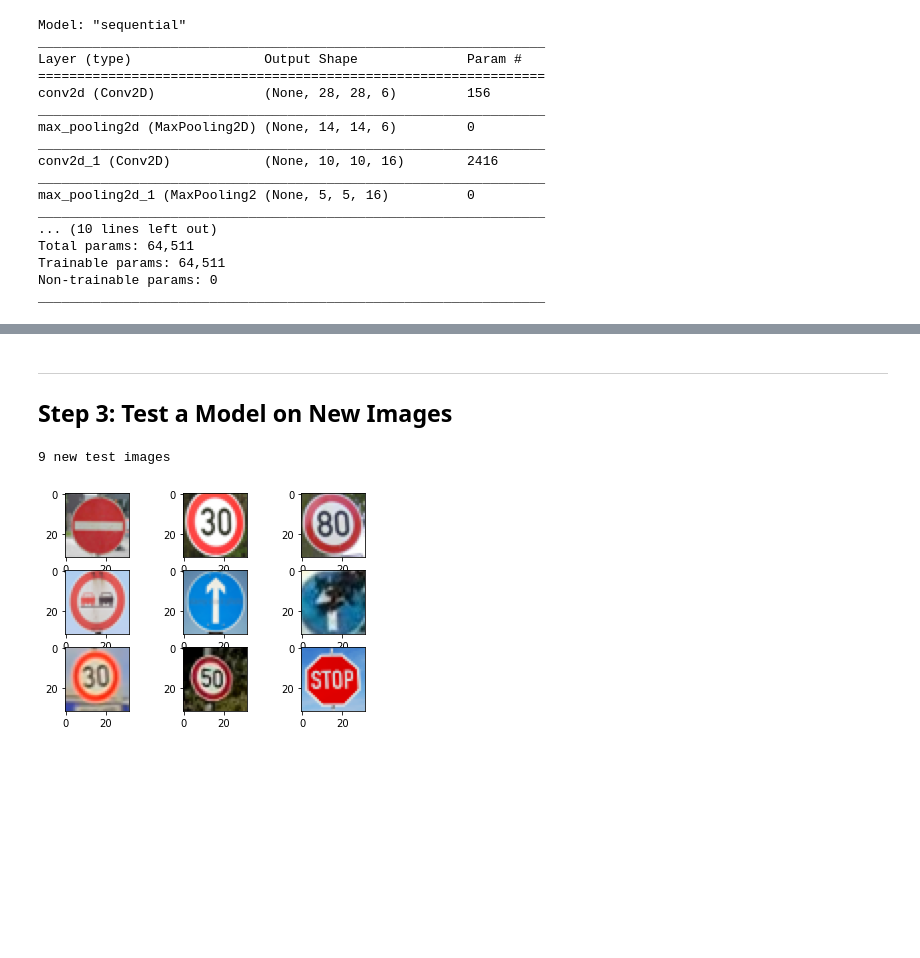
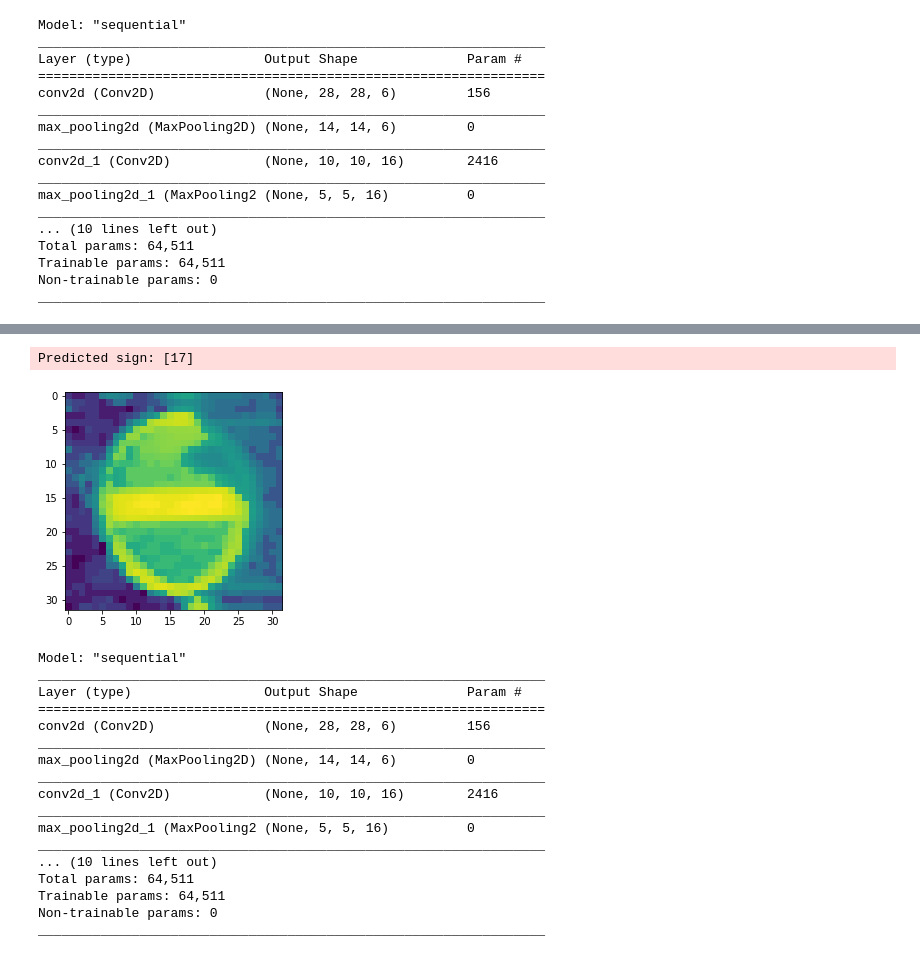
Before and after one commit to Pritesh24gurjar/AI-Powered-Traffic-Sign-Recognition-with-YOLOv4, a Jupyter notebook: Traffic_Sign_Classifier.ipynb, the cells around one changed output, grey strips where cells are left out. Drawn from its saved outputs; the diff is of its cells as text; code cells hidden in the pictures; blank space fills up the shorter version.

```diff
--- a/Traffic_Sign_Classifier.ipynb
+++ b/Traffic_Sign_Classifier.ipynb
@@ -277,31 +326,0 @@ model.evaluate(x=x_test, y=y_test)
-# %% [markdown]
----
-
-## Step 3: Test a Model on New Images
-# %%
-### Load the images and plot them here.
-### Feel free to use as many code cells as needed.
-import os
-import matplotlib.image as mpimg
-
-plt.figure;
-
-N = 9  # number of new testing images
-x_test_new = np.zeros((N,32,32,1))
-
-for i in range(N):
-    j = i + 1
-    image_name = os.path.join("images/", str(j) + ".png")
-    image = cv2.imread(image_name)
-    image_enchanced = grayAndEqualizeHist(image)
-    x_test_new[i][:][:][:] = np.array(image_enchanced)[...,np.newaxis]
-
-
-    plt.subplot(3,3,j)
-    #plt.imshow(image_enchanced, cmap='gray')
-    plt.imshow(cv2.cvtColor(image, cv2.COLOR_BGR2RGB))
-
-print('9 new test images')
-# %% [output]
-9 new test images
-[figure, removed]
@@ -318,0 +332,6 @@ y_test_new = np.array([17,1,5,9,35,35,1,2,14])
+# %%
+plt.imshow(x_test[929].reshape(32, 32))
+print("Predicted sign: "+ str(model.predict_classes(x_test[929].reshape(1, 32, 32, 1))))
+# %% [output]
+Predicted sign: [17]
+[figure, added]
@@ -318,0 +347,23 @@ y_test_new = np.array([17,1,5,9,35,35,1,2,14])
+# %%
+new_model = tf.keras.models.load_model('my_model.h5')
+
+# Show the model architecture
+new_model.summary()
+# %% [output]
+Model: "sequential"
+_________________________________________________________________
+Layer (type)                 Output Shape              Param #
+=================================================================
+conv2d (Conv2D)              (None, 28, 28, 6)         156
+_________________________________________________________________
+max_pooling2d (MaxPooling2D) (None, 14, 14, 6)         0
+_________________________________________________________________
+conv2d_1 (Conv2D)            (None, 10, 10, 16)        2416
+_________________________________________________________________
+max_pooling2d_1 (MaxPooling2 (None, 5, 5, 16)          0
+_________________________________________________________________
+... (10 lines left out)
+Total params: 64,511
+Trainable params: 64,511
+Non-trainable params: 0
+_________________________________________________________________
```
Also changed, not shown: parts of 16 cells of this notebook, 4 other files.
